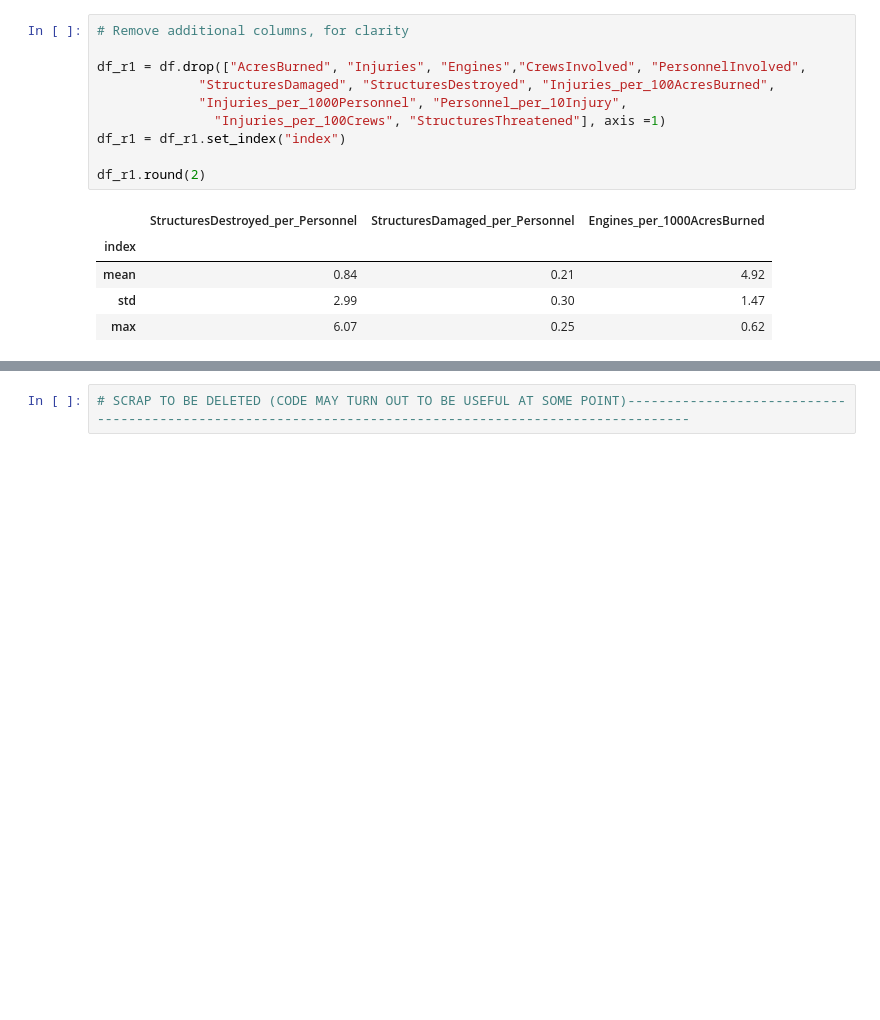
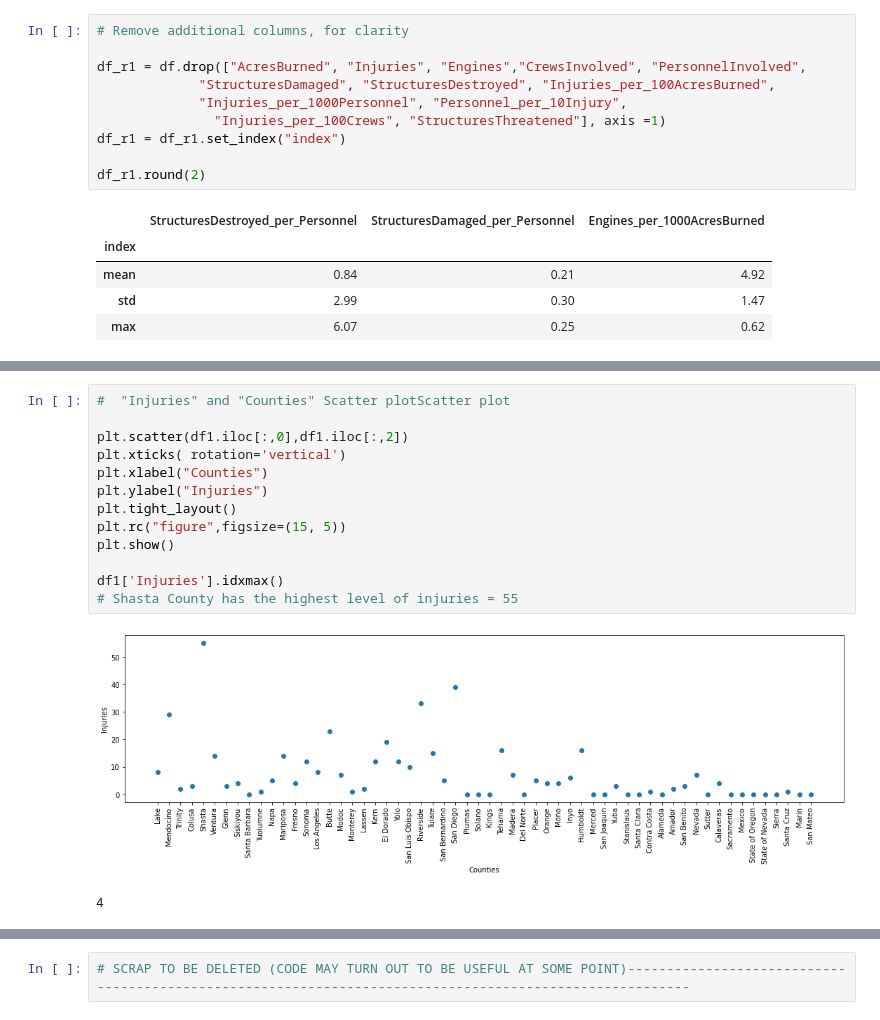
Before and after one commit to jump8621/data-project-I, a Jupyter notebook: alessandro_pyre.ipynb, the cells around one changed output, grey strips where cells are left out. Cells and saved outputs as stored; diff of their text form; blank space fills up the shorter version.

```diff
--- a/alessandro_pyre.ipynb
+++ b/alessandro_pyre.ipynb
@@ -283,0 +244,16 @@ plt.show()
+# %%
+#  "Injuries" and "Counties" Scatter plotScatter plot
+
+plt.scatter(df1.iloc[:,0],df1.iloc[:,2])
+plt.xticks( rotation='vertical')
+plt.xlabel("Counties")
+plt.ylabel("Injuries")
+plt.tight_layout()
+plt.rc("figure",figsize=(15, 5))
+plt.show()
+
+df1['Injuries'].idxmax()
+# Shasta County has the highest level of injuries = 55
+# %% [output]
+[figure, added]
+4
```
Also changed, not shown: parts of 37 cells of this notebook.
